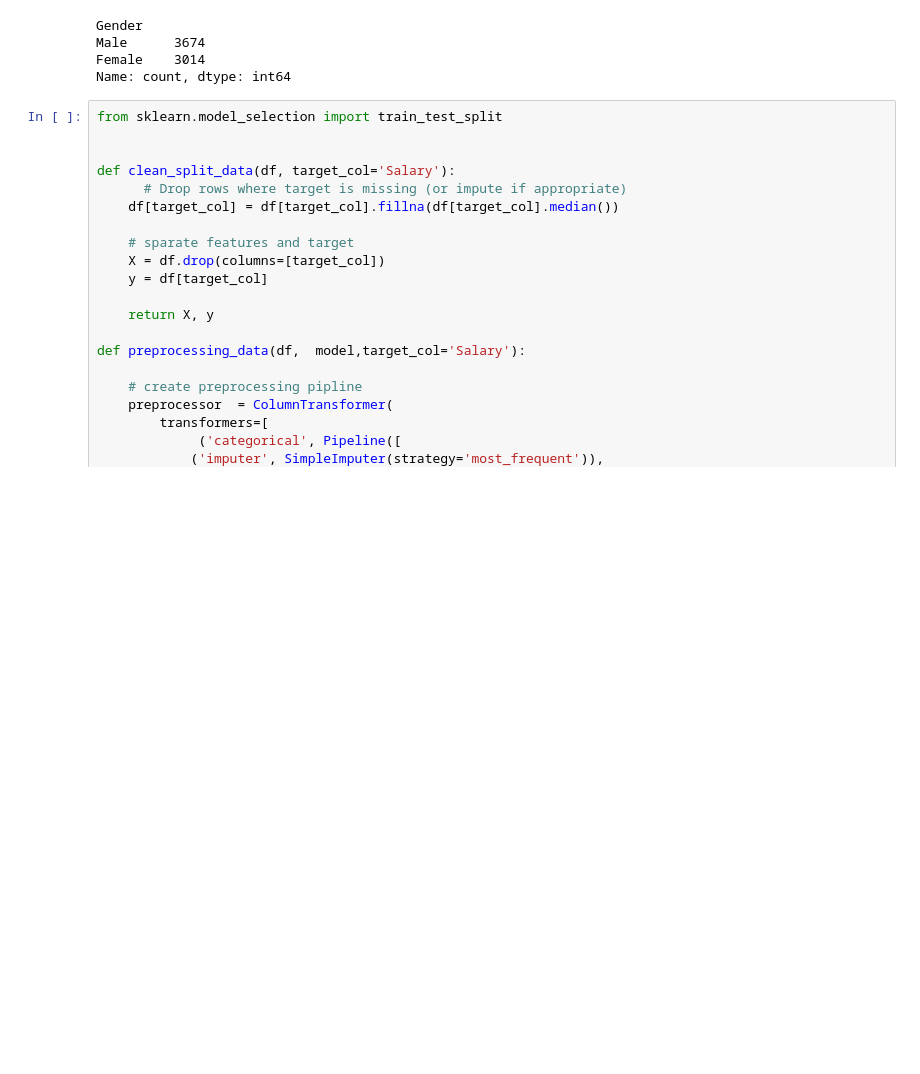
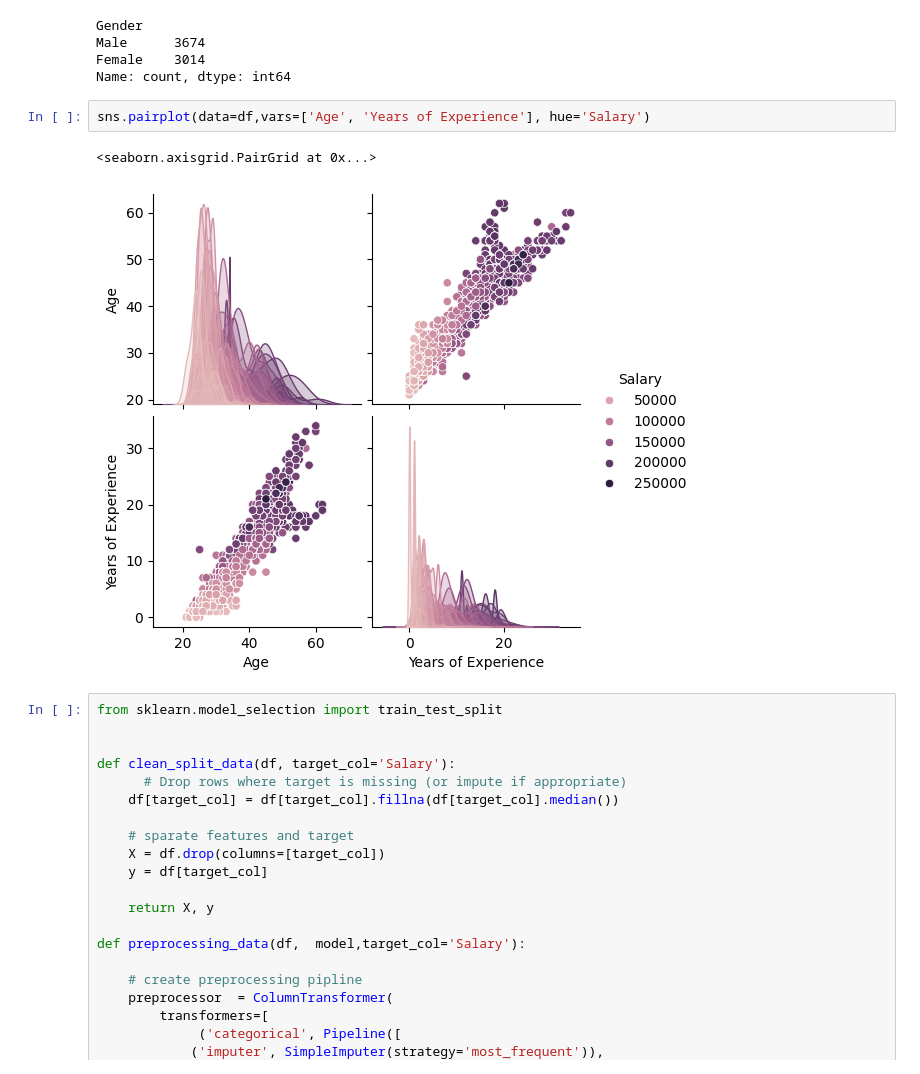
Before and after one commit to khaldon/salary-ml-prediction, a Jupyter notebook: salary-ml.ipynb, the cells around one changed output. Saved outputs shown, nothing was run; the diff lists cells and outputs as text; blank space fills up the shorter version.

```diff
--- a/salary-ml.ipynb
+++ b/salary-ml.ipynb
@@ -149,6 +149,11 @@ Gender
 Male      3674
 Female    3014
 Name: count, dtype: int64
+# %%
+sns.pairplot(data=df,vars=['Age', 'Years of Experience'], hue='Salary')
+# %% [output]
+<seaborn.axisgrid.PairGrid at 0x...>
+[figure, added]
 # %%
 from sklearn.model_selection import train_test_split
 
```
